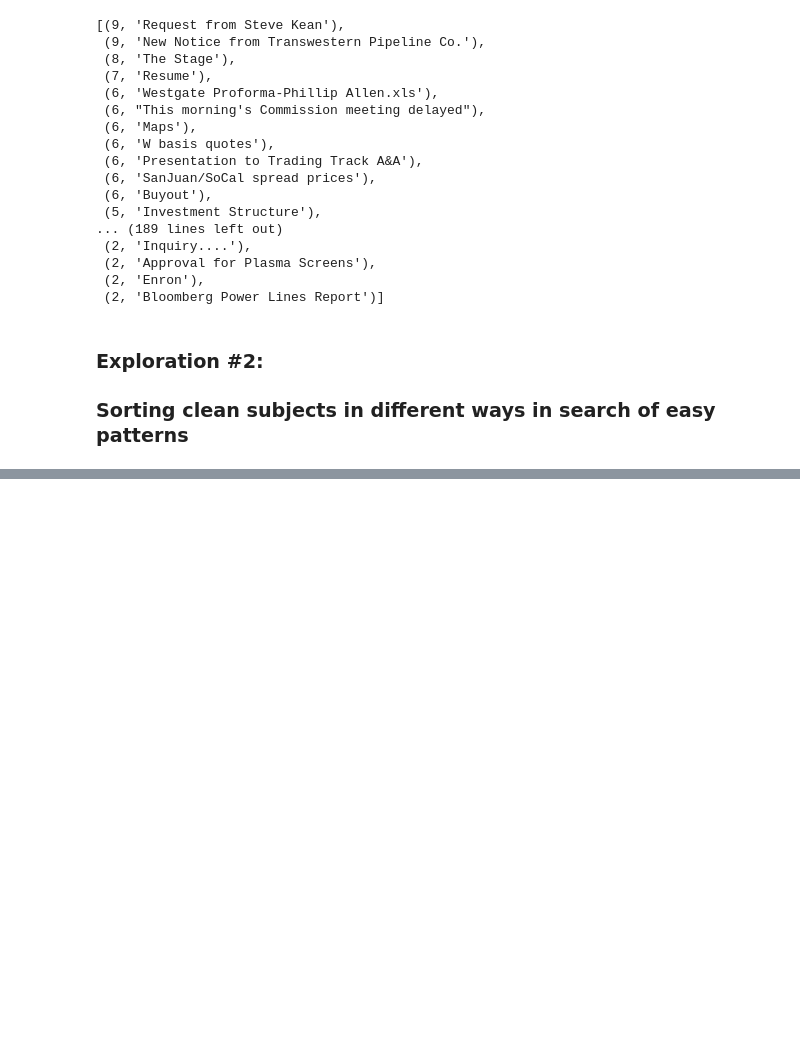
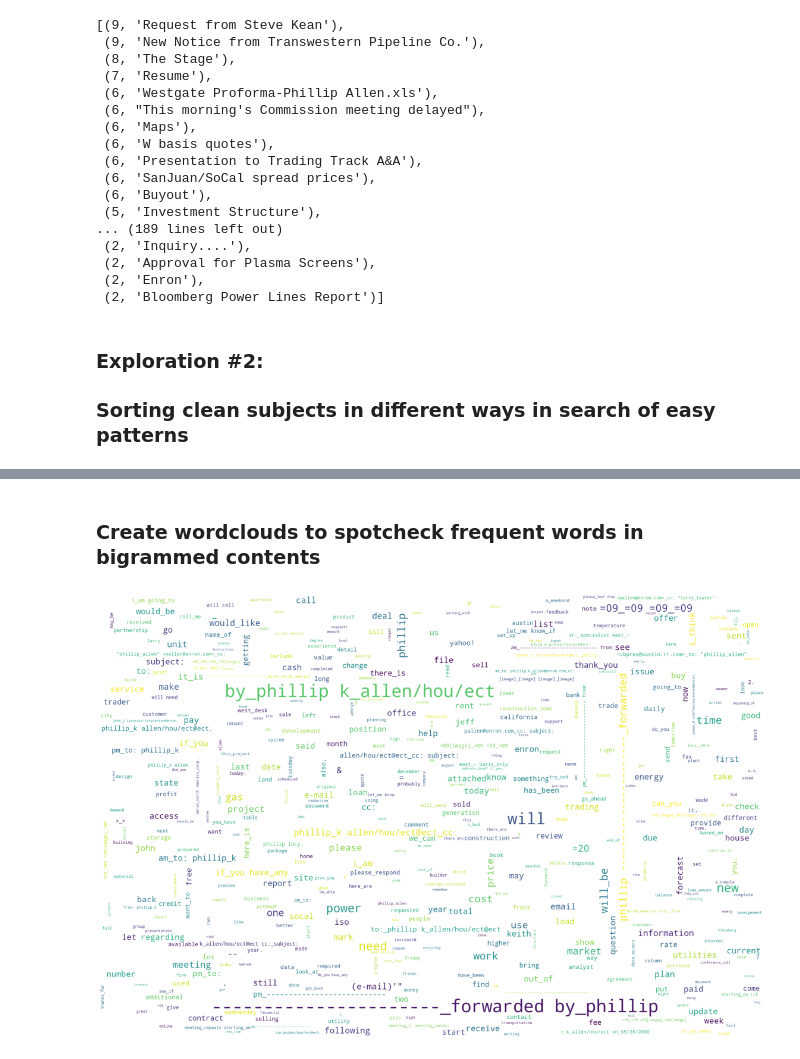
Before and after one commit to codingMJ/EnronData, a Jupyter notebook: Enron_data_EDA_on_emails.ipynb, the cells around one changed output, grey strips where cells are left out. Drawn from its saved outputs; the diff is of its cells as text; code cells hidden in the pictures; blank space fills up the shorter version.

```diff
--- a/Enron_data_EDA_on_emails.ipynb
+++ b/Enron_data_EDA_on_emails.ipynb
@@ -152,0 +218,5 @@ Subjects count: 641
+# %%
+# Construct bigram for contents
+contents_bigram = []
+for ix, e in enumerate(content_dset):
+    contents_bigram.append(bigram_model[e])
@@ -170,0 +282,18 @@ plt.show()
+# %% [markdown]
+### Create wordclouds to spotcheck frequent words in bigrammed contents
+# %%
+contents_wc = " ".join(" ".join(c) for c in contents_bigram)
+
+wordcloud = WordCloud(max_font_size=80, max_words=500,
+                      width = 3000, height = 2000,
+                      background_color="white",
+                      collocations=True,
+                      random_state=2,
+                      stopwords = STOPWORDS,
+                      regexp="[^\s]+").generate(contents_wc)
+plt.figure(figsize=(20,20))
+plt.imshow(wordcloud)
+plt.axis("off")
+plt.show()
+# %% [output]
+[figure, added]
```
Also changed, not shown: parts of 17 cells of this notebook.
